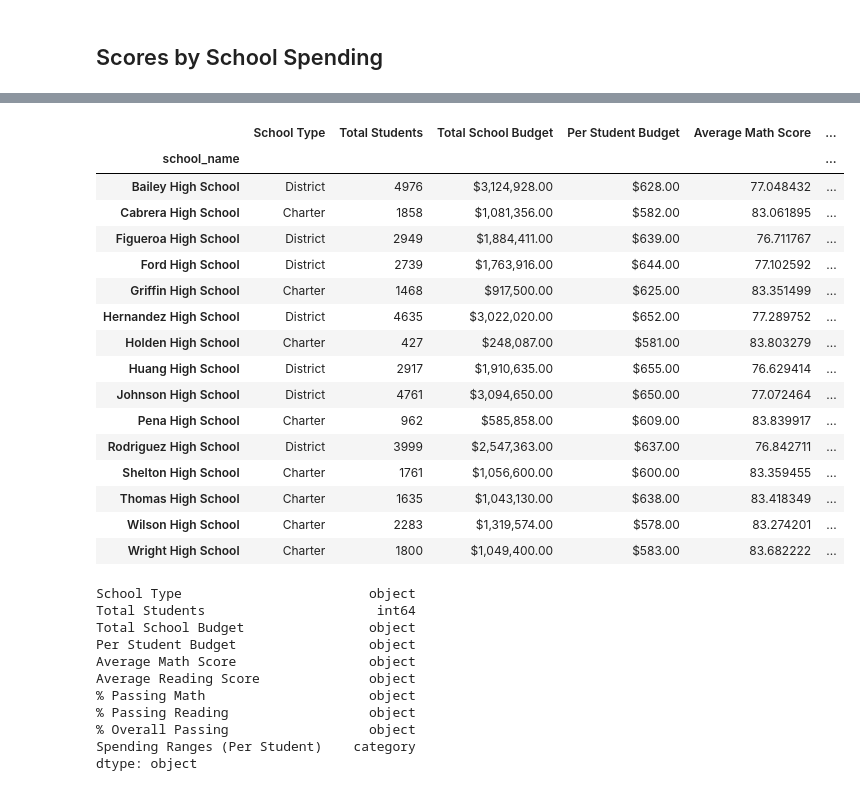
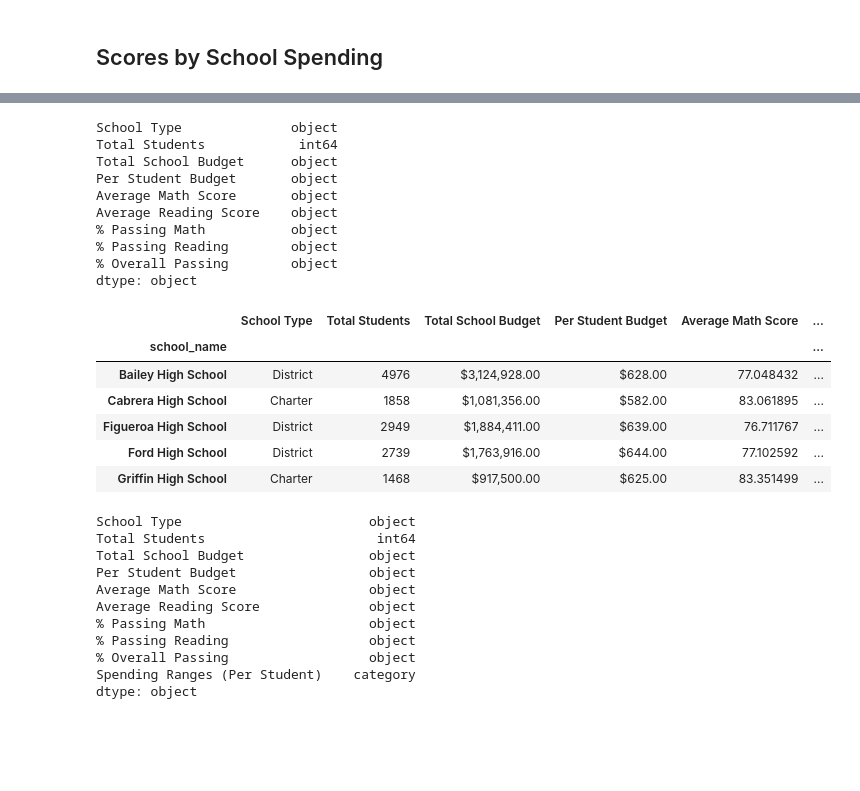
Before and after one commit to vara-co/pandas-challenge, a Jupyter notebook: PyCitySchools/PyCitySchools_LMVS.ipynb, the cells around one changed output, grey strips where cells are left out. Cells and saved outputs as stored; diff of their text form; code cells hidden in the pictures; blank space fills up the shorter version.

```diff
--- a/PyCitySchools/PyCitySchools_LMVS.ipynb
+++ b/PyCitySchools/PyCitySchools_LMVS.ipynb
@@ -504,39 +529,44 @@ dtype: object
+# %%
+#Display datatypes so we can convert accordingly
+school_spending_df.dtypes
+# %% [output]
+School Type              object
+Total Students            int64
+Total School Budget      object
+Per Student Budget       object
+Average Math Score       object
+Average Reading Score    object
+% Passing Math           object
+% Passing Reading        object
+% Overall Passing        object
+dtype: object
 # %%
 #Remove the $ of the Per Student Budget so that we can do calculations
 school_spending_df["Per Student Budget"] = pd.to_numeric(school_spending_df["Per Student Budget"].astype(str).str.replace('$', ''), errors='coerce')
 # %%
 #Note!!! It is important to remove the $ in the formating for the 'Per Student Budget' in the original "per_school_summary"
 #Before making the copy. Once the copy is made for this section of the code, then you can go back and format that part
 #of the code, so it won't affect this copy. It is imperative that the $ does not appear so we can create the
 #Spending Ranges (Per Student) column with values that we can later edit into $. Otherwise it is becoming too complex to
 #turn it into an integer withouth the $ to do the process. This worked, and it took less than a minute rather than the 2 hours
 #it was taking me to do the conversion.
 
 # Use `pd.cut` to categorize spending based on the bins.
 school_spending_df["Spending Ranges (Per Student)"] = pd.cut(school_spending_df["Per Student Budget"], spending_bins, labels=labels)
 
 #Formatting Per Student Budget with $ after it's being removed to asign the values of the bins and labels
 school_spending_df["Per Student Budget"] = school_spending_df["Per Student Budget"].map("${:,.2f}".format)
 
-school_spending_df
+# Display results
+school_spending_df.head()
 # %% [output]
 |  | School Type | Total Students | Total School Budget | Per Student Budget | Average Math Score | ... |
 | school_name |  |  |  |  |  | ... |
 | Bailey High School | District | 4976 | $3,124,928.00 | $628.00 | 77.048432 | ... |
 | Cabrera High School | Charter | 1858 | $1,081,356.00 | $582.00 | 83.061895 | ... |
 | Figueroa High School | District | 2949 | $1,884,411.00 | $639.00 | 76.711767 | ... |
 | Ford High School | District | 2739 | $1,763,916.00 | $644.00 | 77.102592 | ... |
 | Griffin High School | Charter | 1468 | $917,500.00 | $625.00 | 83.351499 | ... |
-| Hernandez High School | District | 4635 | $3,022,020.00 | $652.00 | 77.289752 | ... |
-| Holden High School | Charter | 427 | $248,087.00 | $581.00 | 83.803279 | ... |
-| Huang High School | District | 2917 | $1,910,635.00 | $655.00 | 76.629414 | ... |
-| Johnson High School | District | 4761 | $3,094,650.00 | $650.00 | 77.072464 | ... |
-| Pena High School | Charter | 962 | $585,858.00 | $609.00 | 83.839917 | ... |
-| Rodriguez High School | District | 3999 | $2,547,363.00 | $637.00 | 76.842711 | ... |
-| Shelton High School | Charter | 1761 | $1,056,600.00 | $600.00 | 83.359455 | ... |
-| Thomas High School | Charter | 1635 | $1,043,130.00 | $638.00 | 83.418349 | ... |
-| Wilson High School | Charter | 2283 | $1,319,574.00 | $578.00 | 83.274201 | ... |
-| Wright High School | Charter | 1800 | $1,049,400.00 | $583.00 | 83.682222 | ... |
 # %%
 #Make a copy of school_spending_df and name it schoolSpending to change datatype and not mess up the code
 schoolSpending = school_spending_df.copy()
```
Also changed, not shown: parts of 30 cells of this notebook.
